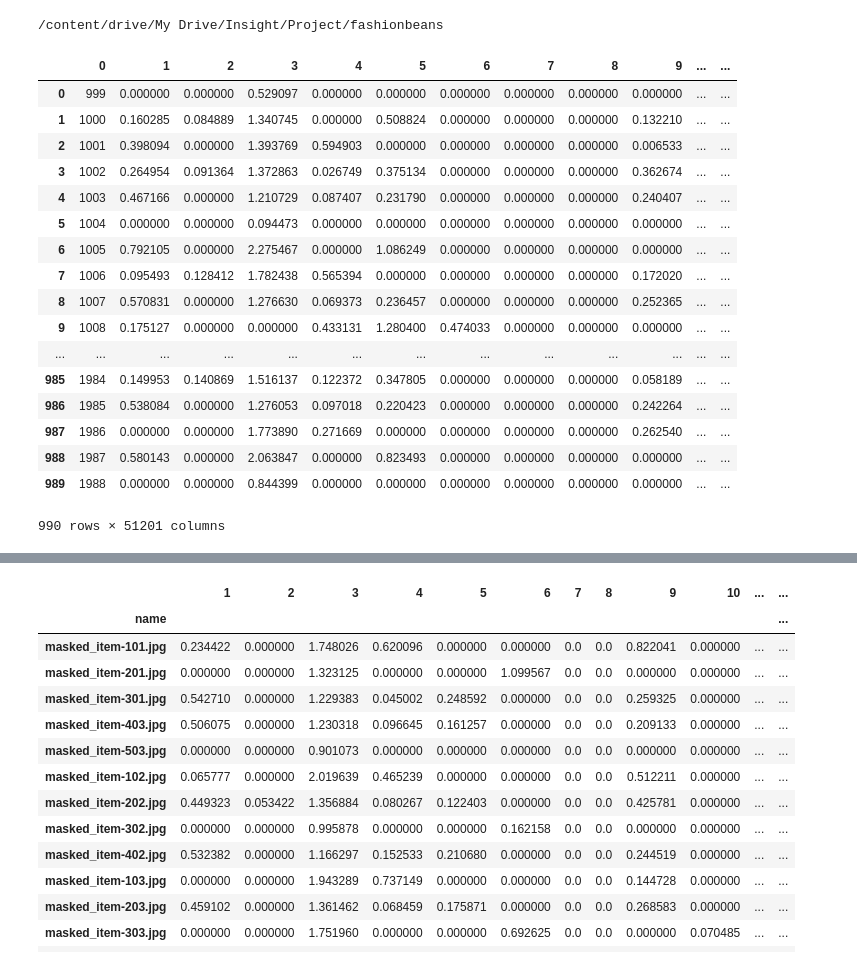
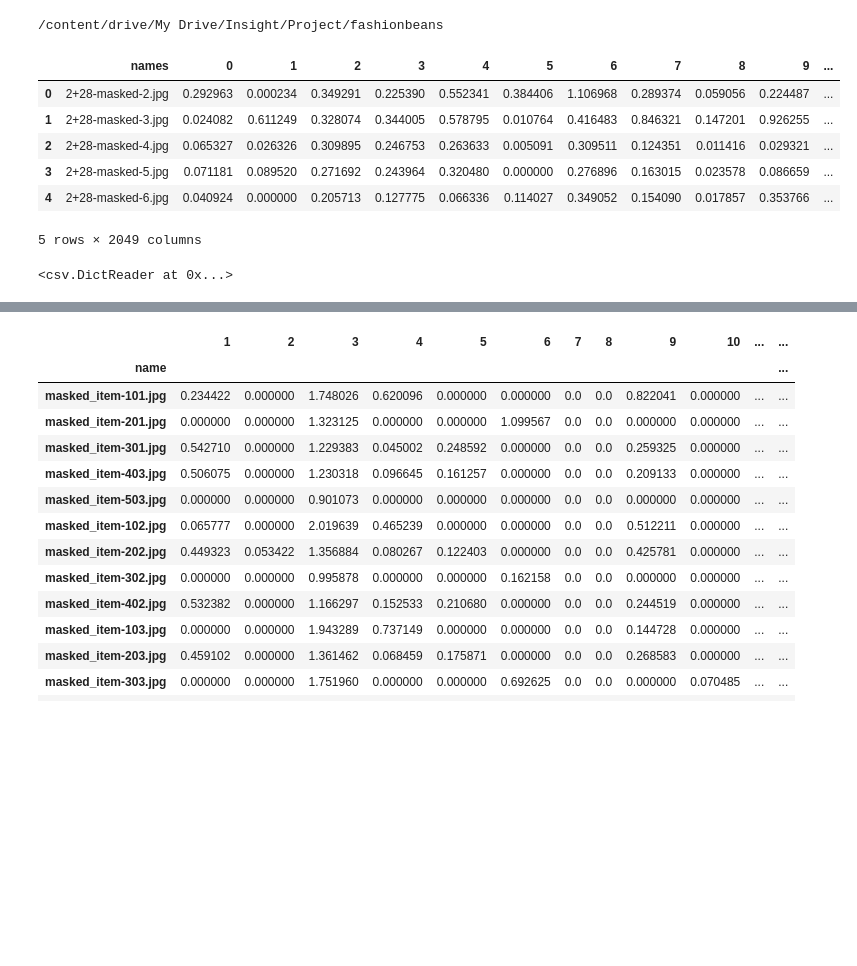
Before and after one commit to jimmyjoy43/Insight_project, a Jupyter notebook: clustering.ipynb, the cells around one changed output, grey strips where cells are left out. Saved outputs shown, nothing was run; the diff lists cells and outputs as text; code cells hidden in the pictures; blank space fills up the shorter version.

```diff
--- a/clustering.ipynb
+++ b/clustering.ipynb
@@ -16,4 +17,13 @@ import pandas as pd
 # %% [output]
 /content/drive/My Drive/Insight/Project/fashionbeans
 # %%
-mf_features = pd.read_csv('mf__features_all.csv',header = None)
+mf_features =pd.read_csv('features_pd.csv')
+mf_features.head()
+# %% [output]
+|  | names | 0 | 1 | 2 | 3 | 4 | 5 | 6 | 7 | 8 | 9 | ... |
+| 0 | 2+28-masked-2.jpg | 0.292963 | 0.000234 | 0.349291 | 0.225390 | 0.552341 | 0.384406 | 1.106968 | 0.289374 | 0.059056 | 0.224487 | ... |
+| 1 | 2+28-masked-3.jpg | 0.024082 | 0.611249 | 0.328074 | 0.344005 | 0.578795 | 0.010764 | 0.416483 | 0.846321 | 0.147201 | 0.926255 | ... |
+| 2 | 2+28-masked-4.jpg | 0.065327 | 0.026326 | 0.309895 | 0.246753 | 0.263633 | 0.005091 | 0.309511 | 0.124351 | 0.011416 | 0.029321 | ... |
+| 3 | 2+28-masked-5.jpg | 0.071181 | 0.089520 | 0.271692 | 0.243964 | 0.320480 | 0.000000 | 0.276896 | 0.163015 | 0.023578 | 0.086659 | ... |
+| 4 | 2+28-masked-6.jpg | 0.040924 | 0.000000 | 0.205713 | 0.127775 | 0.066336 | 0.114027 | 0.349052 | 0.154090 | 0.017857 | 0.353766 | ... |
+5 rows × 2049 columns
@@ -28,23 +33,8 @@ mf_names = pd.read_csv('picnames.csv',header = None)
 #mf_features.drop([0], inplace = True)
 #mf_features.reset_index(inplace = True)
 #mf_features.drop(columns=['index'], inplace = True)
+
+
 mf_features
 # %% [output]
-|  | 0 | 1 | 2 | 3 | 4 | 5 | 6 | 7 | 8 | 9 | ... | ... |
-| 0 | 999 | 0.000000 | 0.000000 | 0.529097 | 0.000000 | 0.000000 | 0.000000 | 0.000000 | 0.000000 | 0.000000 | ... | ... |
-| 1 | 1000 | 0.160285 | 0.084889 | 1.340745 | 0.000000 | 0.508824 | 0.000000 | 0.000000 | 0.000000 | 0.132210 | ... | ... |
-| 2 | 1001 | 0.398094 | 0.000000 | 1.393769 | 0.594903 | 0.000000 | 0.000000 | 0.000000 | 0.000000 | 0.006533 | ... | ... |
-| 3 | 1002 | 0.264954 | 0.091364 | 1.372863 | 0.026749 | 0.375134 | 0.000000 | 0.000000 | 0.000000 | 0.362674 | ... | ... |
-| 4 | 1003 | 0.467166 | 0.000000 | 1.210729 | 0.087407 | 0.231790 | 0.000000 | 0.000000 | 0.000000 | 0.240407 | ... | ... |
-| 5 | 1004 | 0.000000 | 0.000000 | 0.094473 | 0.000000 | 0.000000 | 0.000000 | 0.000000 | 0.000000 | 0.000000 | ... | ... |
-| 6 | 1005 | 0.792105 | 0.000000 | 2.275467 | 0.000000 | 1.086249 | 0.000000 | 0.000000 | 0.000000 | 0.000000 | ... | ... |
-| 7 | 1006 | 0.095493 | 0.128412 | 1.782438 | 0.565394 | 0.000000 | 0.000000 | 0.000000 | 0.000000 | 0.172020 | ... | ... |
-| 8 | 1007 | 0.570831 | 0.000000 | 1.276630 | 0.069373 | 0.236457 | 0.000000 | 0.000000 | 0.000000 | 0.252365 | ... | ... |
-| 9 | 1008 | 0.175127 | 0.000000 | 0.000000 | 0.433131 | 1.280400 | 0.474033 | 0.000000 | 0.000000 | 0.000000 | ... | ... |
-| ... | ... | ... | ... | ... | ... | ... | ... | ... | ... | ... | ... | ... |
-| 985 | 1984 | 0.149953 | 0.140869 | 1.516137 | 0.122372 | 0.347805 | 0.000000 | 0.000000 | 0.000000 | 0.058189 | ... | ... |
-| 986 | 1985 | 0.538084 | 0.000000 | 1.276053 | 0.097018 | 0.220423 | 0.000000 | 0.000000 | 0.000000 | 0.242264 | ... | ... |
-| 987 | 1986 | 0.000000 | 0.000000 | 1.773890 | 0.271669 | 0.000000 | 0.000000 | 0.000000 | 0.000000 | 0.262540 | ... | ... |
-| 988 | 1987 | 0.580143 | 0.000000 | 2.063847 | 0.000000 | 0.823493 | 0.000000 | 0.000000 | 0.000000 | 0.000000 | ... | ... |
-| 989 | 1988 | 0.000000 | 0.000000 | 0.844399 | 0.000000 | 0.000000 | 0.000000 | 0.000000 | 0.000000 | 0.000000 | ... | ... |
-990 rows × 51201 columns
+<csv.DictReader at 0x...>
```
Also changed, not shown: parts of 9 cells of this notebook.
